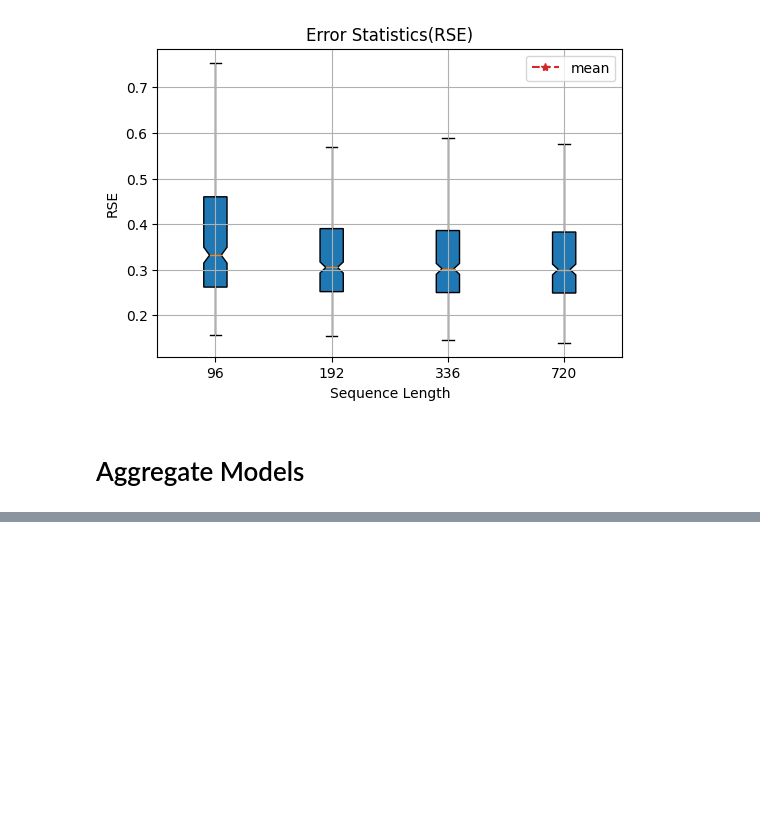
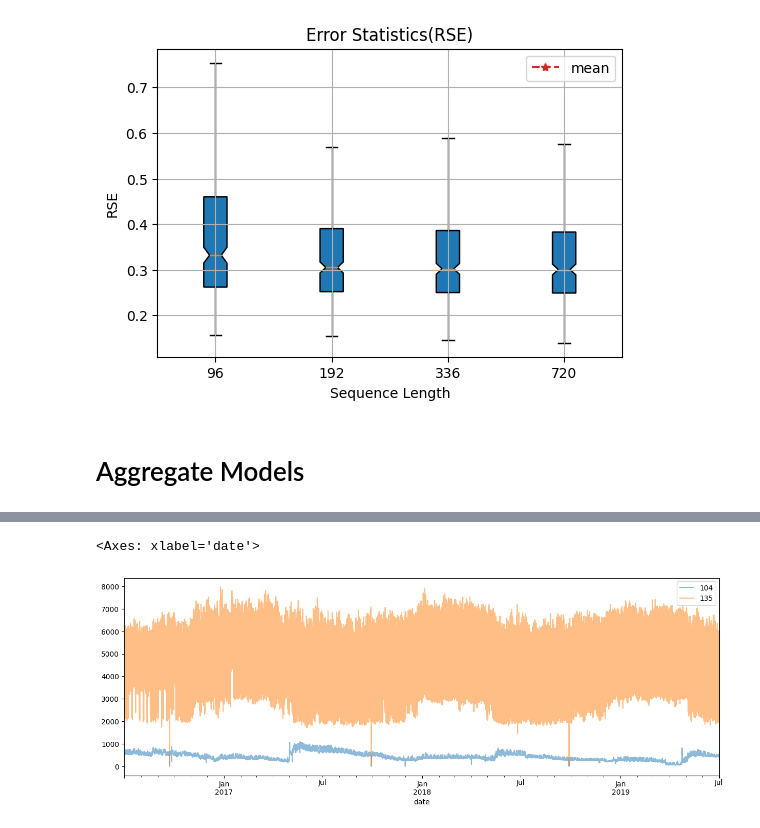
Before and after one commit to CaixiangFan/zkpet, a Jupyter notebook: src/plot.ipynb, the cells around one changed output, grey strips where cells are left out. Saved outputs shown, nothing was run; the diff lists cells and outputs as text; code cells hidden in the pictures; blank space fills up the shorter version.

```diff
--- a/src/plot.ipynb
+++ b/src/plot.ipynb
@@ -220,0 +253,5 @@ MSE
+# %%
+df[['104', '135']].plot(figsize = (15, 5), alpha = 0.5)
+# %% [output]
+<Axes: xlabel='date'>
+[figure, added]
```
Also changed, not shown: parts of 12 cells of this notebook.
